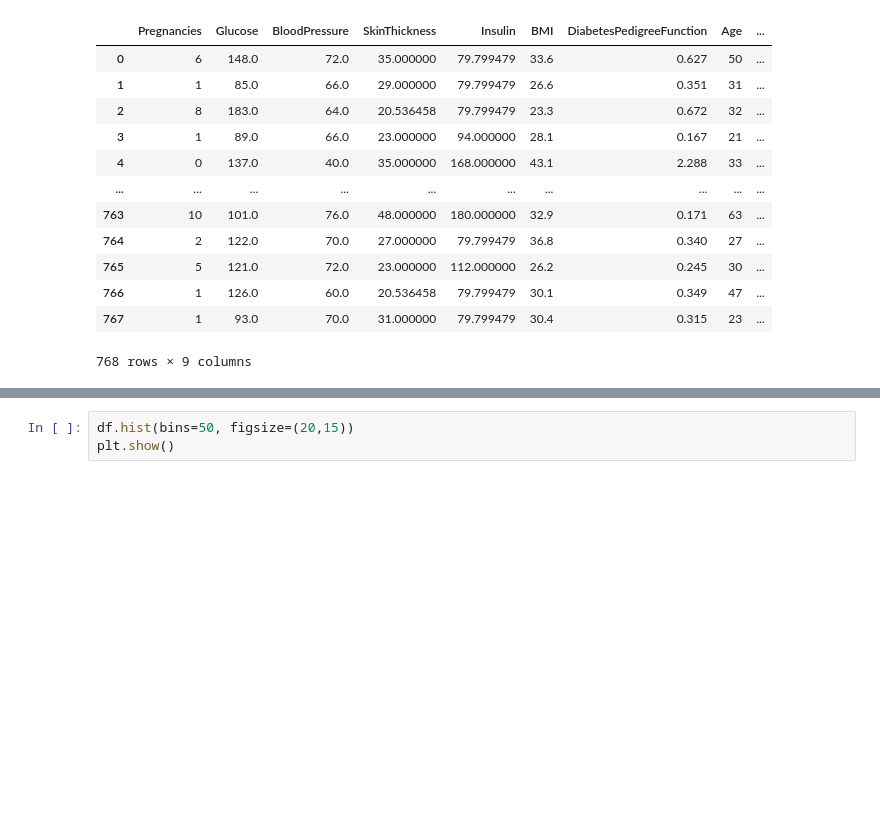
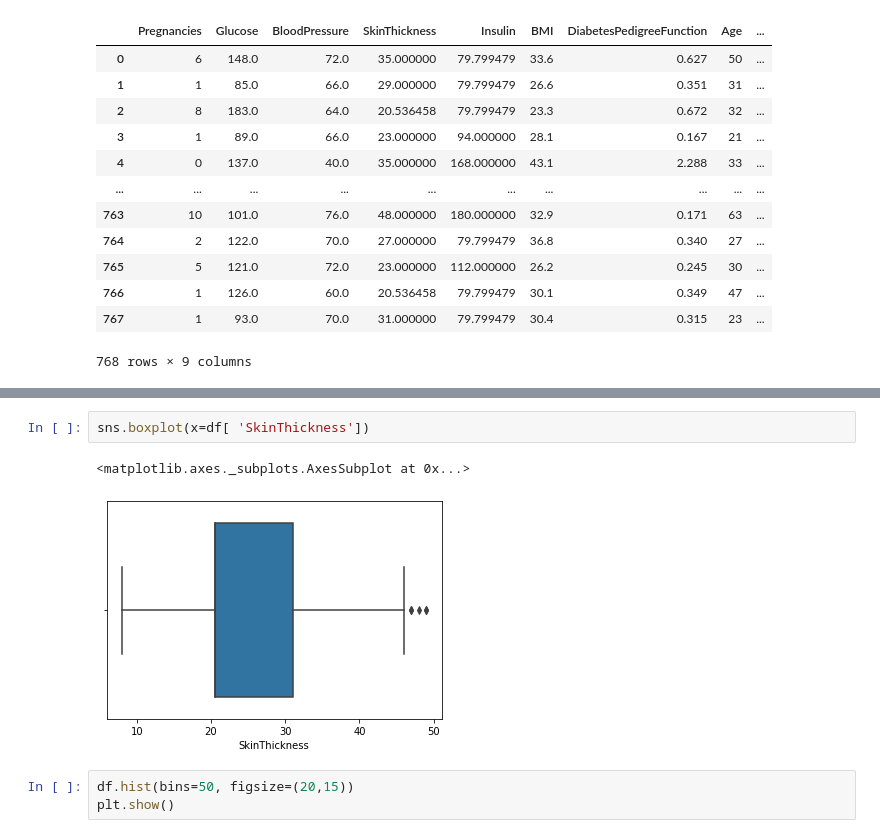
Before and after one commit to onedayxzn/Sistem-Pendeteksi-Dini-Diabetes, a Jupyter notebook: Model.ipynb, the cells around one changed output, grey strips where cells are left out. Saved outputs shown, nothing was run; the diff lists cells and outputs as text; blank space fills up the shorter version.

```diff
--- a/Model.ipynb
+++ b/Model.ipynb
@@ -193,3 +207,8 @@ df.shape
+# %%
+sns.boxplot(x=df[ 'SkinThickness'])
+# %% [output]
+<matplotlib.axes._subplots.AxesSubplot at 0x...>
+[figure, added]
 # %%
 df.hist(bins=50, figsize=(20,15))
 plt.show()
```
Also changed, not shown: parts of 9 cells of this notebook.
